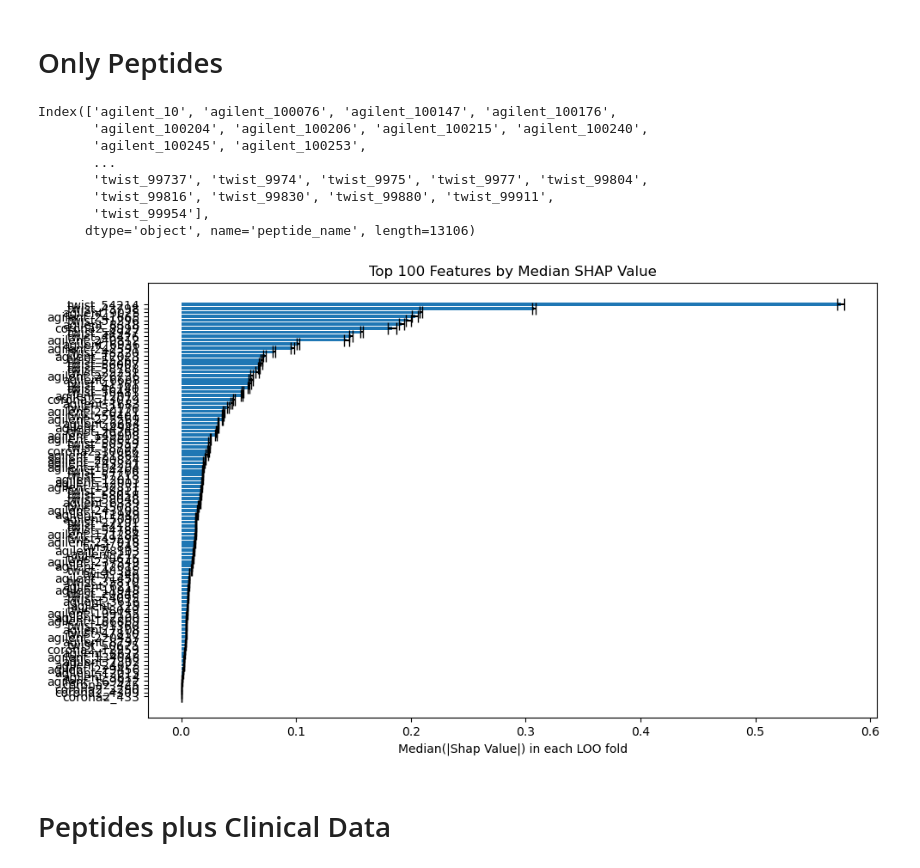
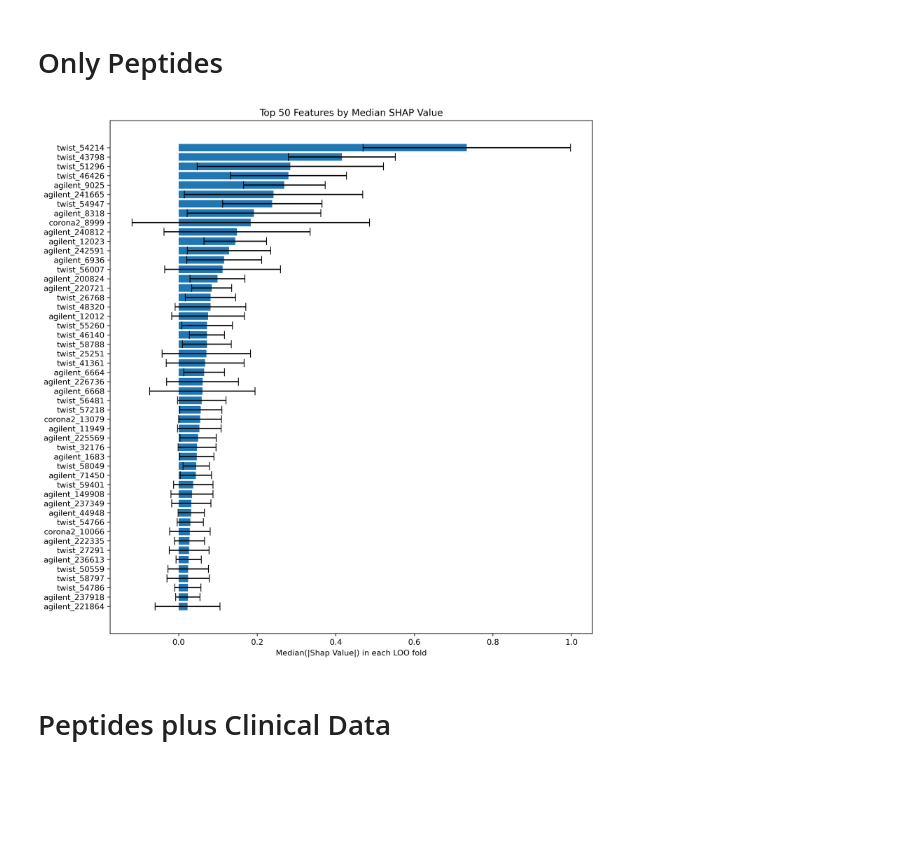
Before and after one commit to SysBioengLab/PhIP-seq-IBD-PUC, a Jupyter notebook: src/FeatureSelXgboost.ipynb, the cells around one changed output. Drawn from its saved outputs; the diff is of its cells as text; code cells hidden in the pictures; blank space fills up the shorter version.

```diff
--- a/src/FeatureSelXgboost.ipynb
+++ b/src/FeatureSelXgboost.ipynb
@@ -23,17 +23,6 @@ X = exist_data.copy().astype('category')
 
 y = metadata['type_person']
 y = y.apply(lambda x: 0 if x == 'Control' else 1).astype('category')
-# %%
-X.columns
-# %% [output]
-Index(['agilent_10', 'agilent_100076', 'agilent_100147', 'agilent_100176',
-       'agilent_100204', 'agilent_100206', 'agilent_100215', 'agilent_100240',
-       'agilent_100245', 'agilent_100253',
-       ...
-       'twist_99737', 'twist_9974', 'twist_9975', 'twist_9977', 'twist_99804',
-       'twist_99816', 'twist_99830', 'twist_99880', 'twist_99911',
-       'twist_99954'],
-      dtype='object', name='peptide_name', length=13106)
 # %%
 # feature selection
 from sklearn.model_selection import LeaveOneOut
@@ -52,7 +41,7 @@ loo = LeaveOneOut()
 importance = []
 for x in tqdm.tqdm(loo.split(X), total=X.shape[0], desc='Leave-One-Out Cross-Validation'):
     train_index, test_index = x
-    bst = XGBClassifier(**params, n_estimators=100, enable_categorical=True)
+    bst = XGBClassifier(**params, n_estimators=200, enable_categorical=True)
     bst.fit(X.iloc[train_index], y.iloc[train_index])
     shap_exp = shap.TreeExplainer(bst)
     shap_values = shap_exp.shap_values(X.iloc[test_index])
@@ -60,21 +49,22 @@ for x in tqdm.tqdm(loo.split(X), total=X.shape[0], desc='Leave-One-Out Cross-Val
 # %%
 # convert to pandas
 importance_df = pd.DataFrame(importance, columns=X.columns)
 
 median_importance = importance_df.median(axis = 0).sort_values(ascending=False)
 std_importance = importance_df.std(axis = 0).sort_values(ascending=False)
 im_100_best = median_importance[:100]
-im_100_best_std = std_importance[im_100_best.index]/80 # std error
+im_100_best_std = std_importance[im_100_best.index] # std error
 
 # Plotting the feature importance
-plt.figure(figsize=(10, 6))
-plt.barh(im_100_best.index, im_100_best.values, xerr=im_100_best_std.values, capsize=5)
+plt.figure(figsize=(10, 10), dpi = 300)
+fifty_only = im_100_best[:50]
+plt.barh(fifty_only.index, fifty_only.values, xerr=im_100_best_std.values[:50], capsize=5)
 plt.xlabel('Median(|Shap Value|) in each LOO fold')
-plt.title('Top 100 Features by Median SHAP Value')
+plt.title('Top 50 Features by Median SHAP Value')
 plt.gca().invert_yaxis()
 plt.tight_layout()
 # %% [output]
-[figure, old version]
+[figure, new version]
 # %%
 im_100_best.to_csv(join('..', 'Results', 'Top100_SHAP_peptides_only.csv'))
 # %% [markdown]
```
Also changed, not shown: parts of 3 cells of this notebook, 13 other files.
